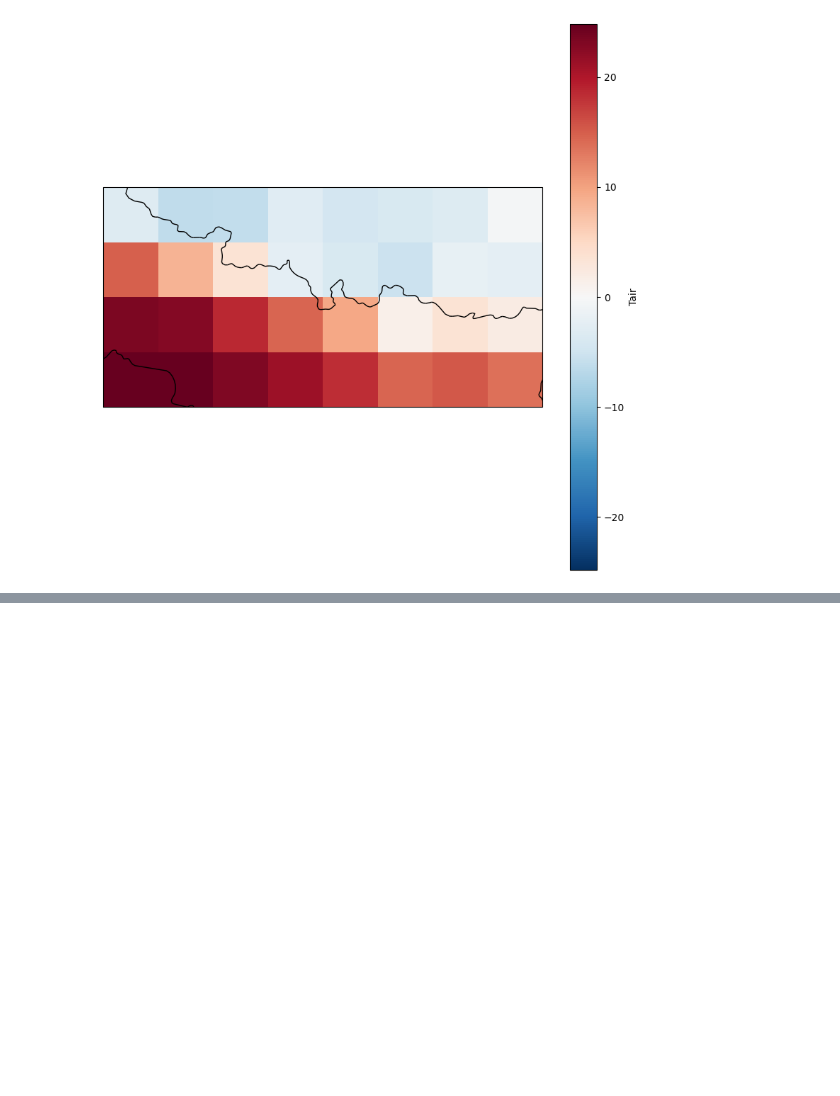
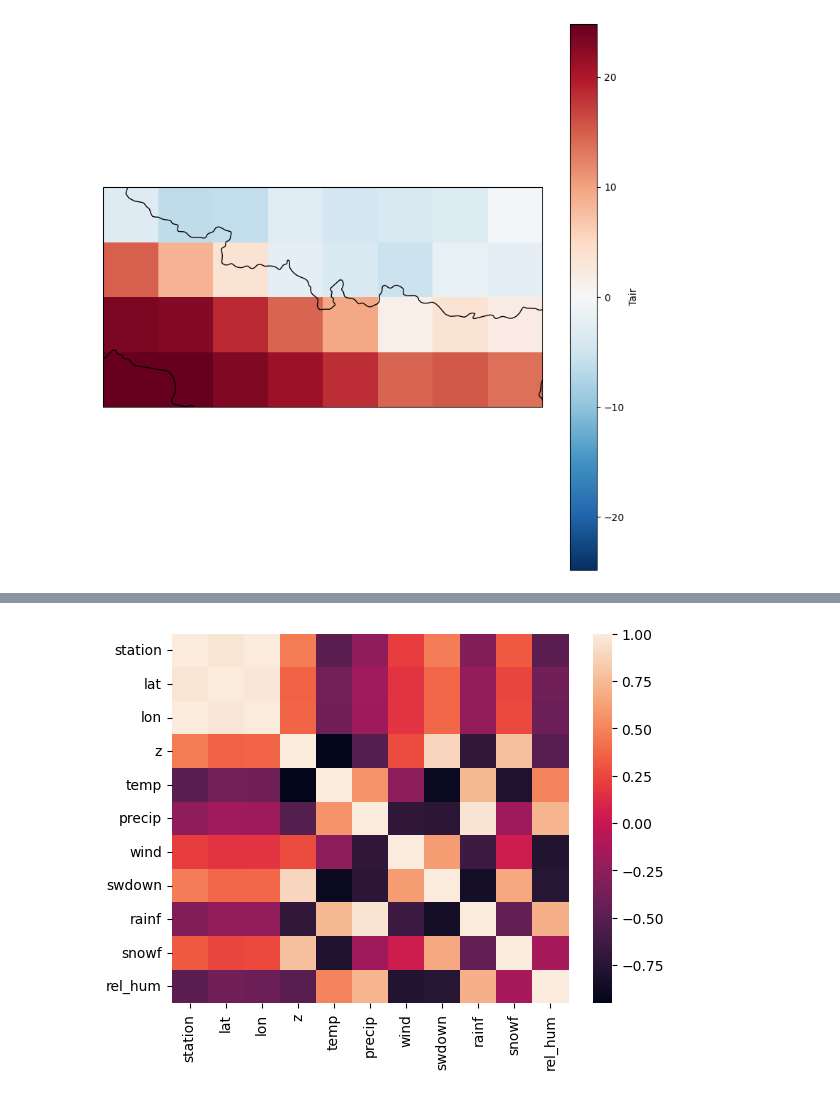
Before and after one commit to jacobqs/MST-Himalaya, a Jupyter notebook: notebooks/data_exploration/stats.ipynb, the cells around one changed output, grey strips where cells are left out. Drawn from its saved outputs; the diff is of its cells as text; code cells hidden in the pictures; blank space fills up the shorter version.

```diff
--- a/notebooks/data_exploration/stats.ipynb
+++ b/notebooks/data_exploration/stats.ipynb
@@ -355,0 +454,20 @@ temp_map(temp_subset.mean(dim='time'))
+# %%
+# Getting a list of all z values
+z = []
+for i in gdf['value'].values:
+    z.append(i[0].astype('float64'))
+# %%
+temp_subset_stacked_mean = temp_subset.mean(dim='time').stack(station = ['lon', 'lat']).copy()
+precip_subset_stacked_mean = precip_subset.mean(dim='time').stack(station = ['lon', 'lat']).copy()
+wind_subset_stacked_mean = wind_subset.Wind.mean(dim='time').stack(station = ['lon', 'lat']).copy()
+swdown_subset_stacked_mean = swdown_subset.SWdown.mean(dim='time').stack(station = ['lon', 'lat']).copy()
+rainf_subset_stacked_mean = rainf_subset.mean(dim='time').stack(station = ['lon', 'lat']).copy()
+snowf_subset_stacked_mean = snowf_subset.mean(dim='time').stack(station = ['lon', 'lat']).copy()
+rel_hum_subset_stacked_mean = rel_hum_subset.RH.mean(dim='time').stack(station = ['lon', 'lat']).copy()
+# %%
+# Make a new dataframe with all the variables and the elevation and the lat and lon
+def stacked_mean_df():
+    df = pd.DataFrame({'station': np.arange(len(z)), 'lat': np.repeat(lat_temp, len(lon_temp)), 'lon': np.repeat(lon_temp, len(lat_temp)), 'z':z, 'temp':temp_subset_stacked_mean.values, 'precip':precip_subset_stacked_mean.values, 'wind':wind_subset_stacked_mean.values, 'swdown':swdown_subset_stacked_mean.values, 'rainf':rainf_subset_stacked_mean.values, 'snowf':snowf_subset_stacked_mean.values, 'rel_hum':rel_hum_subset_stacked_mean.values})
+    return df
+# %%
+stacked_mean_df = stacked_mean_df()
@@ -355,0 +494,4 @@ temp_map(temp_subset.mean(dim='time'))
+# %%
+correlation_matrix(stacked_mean_df)
+# %% [output]
+[figure, added]
```
Also changed, not shown: parts of 25 cells of this notebook, 25 other files.
